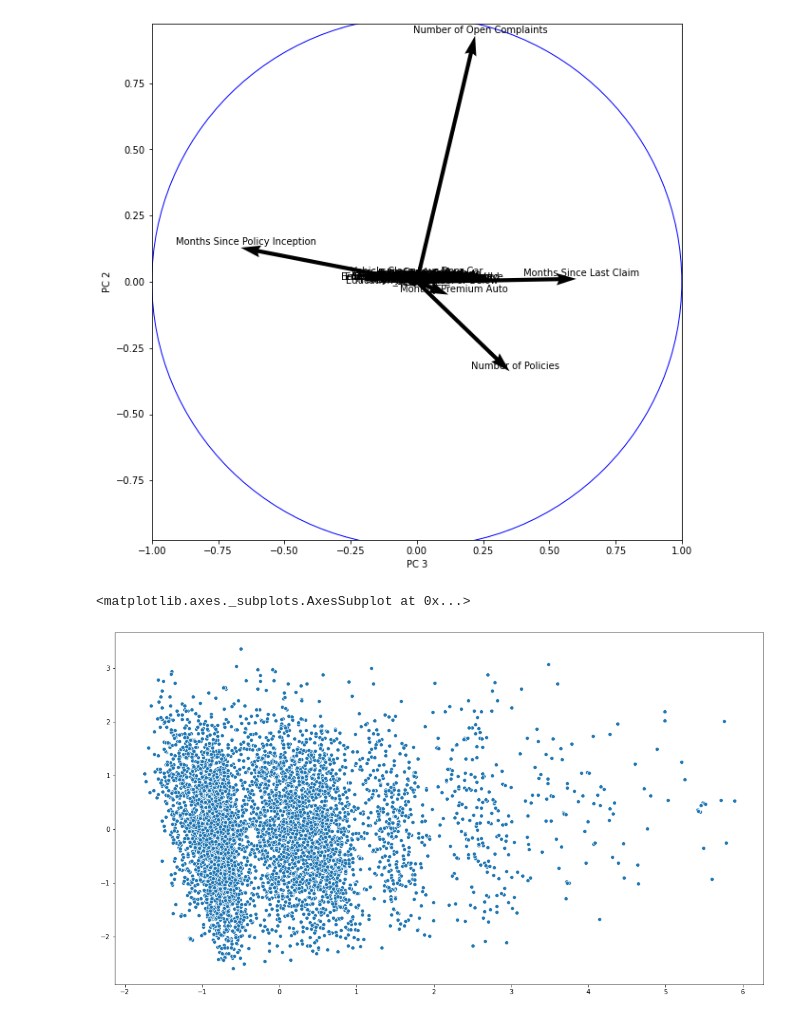
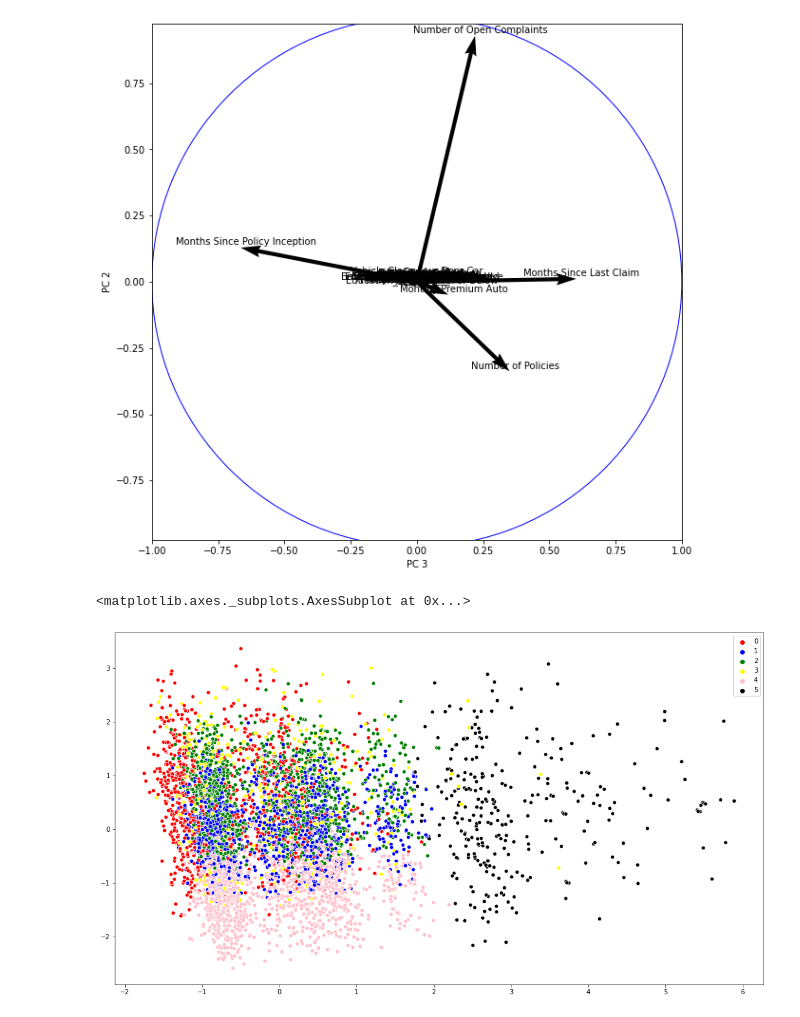
Before and after one commit to Delphine-Jean/Delphine-Jean_portfolio, a Jupyter notebook: Portfolio Data Science/Projets K Mean/Auto_insurance_Kmeans.ipynb, the cells around one changed output. Saved outputs shown, nothing was run; the diff lists cells and outputs as text; code cells hidden in the pictures.

```diff
--- a/Portfolio Data Science/Projets K Mean/Auto_insurance_Kmeans.ipynb
+++ b/Portfolio Data Science/Projets K Mean/Auto_insurance_Kmeans.ipynb
@@ -154,7 +160,7 @@ plt.show()
  ### Afin de pouvoir visualiser et analyser les différentes classes, nous procéderons à une PCA à 3 composantes. On analysera ces composantes afin de pouvoir les interpréter en termes des variables d'origine. Puis on visualisera les différentes classes selon les axes définis par les composantes principales afin de décrire les clusters.
 # %%
 kmeans6 = KMeans(n_clusters=6)
-employee_kmean6 = kmeans6.fit_transform(employees)
+employee_kmean6 = kmeans6.fit_predict(employees)
 
 from sklearn.decomposition import PCA
 pca3 = PCA(n_components=3)
@@ -247,11 +241,11 @@ Text(0, 0.5, 'PC 2')
 [figure]
 # %%
 plt.figure(figsize=(18,10))
-sns.scatterplot(employee_reduced[:,0], employee_reduced[:,1], palette =["red","blue","green","yellow","pink","black"])
+sns.scatterplot(employee_reduced[:,0], employee_reduced[:,1], palette =["red","blue","green","yellow","pink","black"], hue = employee_kmean6)
 
 # groupe 0 1 3 4 confondus selon PC1 et PC2
 # groupe 2 beaucoup plus élevé selon PC1 ils représentent des nouveaux clients qui sont très bien assurés ont de nombreuses open complaints et de nombreux mois depuis leur dernière plainte
 # groupe 5 beaucoup plus bas selon l'axe PC2 représente le groupe dont le premium mensuel est le plus faible
 # %% [output]
 <matplotlib.axes._subplots.AxesSubplot at 0x...>
-[figure, old version]
+[figure, new version]
```
Also changed, not shown: parts of 6 cells of this notebook.
